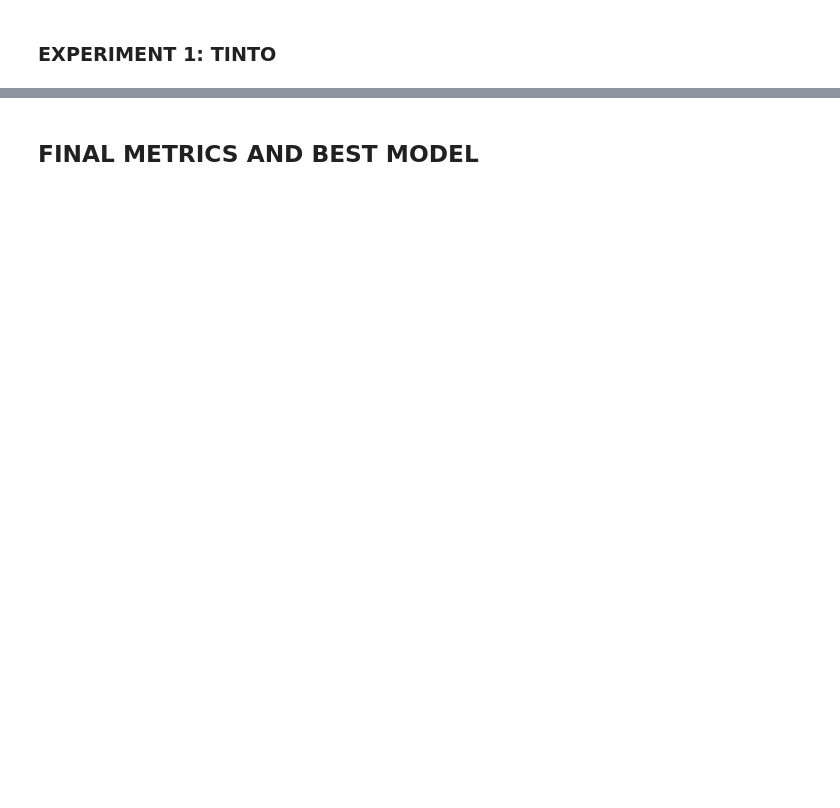
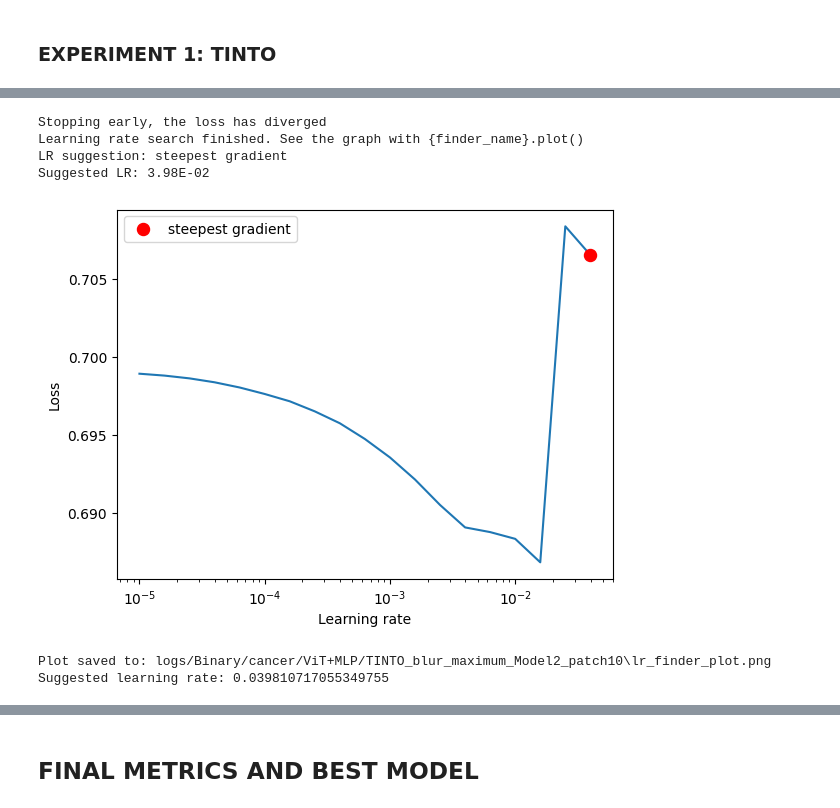
Before and after one commit to oeg-upm/TINTOlib-Crash_Course, a Jupyter notebook: 1_Notebooks/Pytorch/Pytorch_Binary-ViT+MLP-LRFinder+OneCycleLR.ipynb, the cells around one changed output, grey strips where cells are left out. Saved outputs shown, nothing was run; the diff lists cells and outputs as text; code cells hidden in the pictures; blank space fills up the shorter version.

```diff
--- a/1_Notebooks/Pytorch/Pytorch_Binary-ViT+MLP-LRFinder+OneCycleLR.ipynb
+++ b/1_Notebooks/Pytorch/Pytorch_Binary-ViT+MLP-LRFinder+OneCycleLR.ipynb
@@ -1528,0 +817,3 @@ model2_metrics = safe_compile_and_fit(model2, train_loader, val_loader, test_loa
+# %%
+lr = run_lr_finder(Model2, patch_size, attributes, imgs_shape, dataset_name, f"{name}_Model2_patch10", train_loader, val_loader, num_iter=num_epochs)
+# %% [output]
@@ -1528,0 +821,7 @@ model2_metrics = safe_compile_and_fit(model2, train_loader, val_loader, test_loa
+Stopping early, the loss has diverged
+Learning rate search finished. See the graph with {finder_name}.plot()
+LR suggestion: steepest gradient
+Suggested LR: 3.98E-02
+[figure, added]
+Plot saved to: logs/Binary/cancer/ViT+MLP/TINTO_blur_maximum_Model2_patch10\lr_finder_plot.png
+Suggested learning rate: 0.039810717055349755
```
Also changed, not shown: parts of 233 cells of this notebook, 8 other files.
